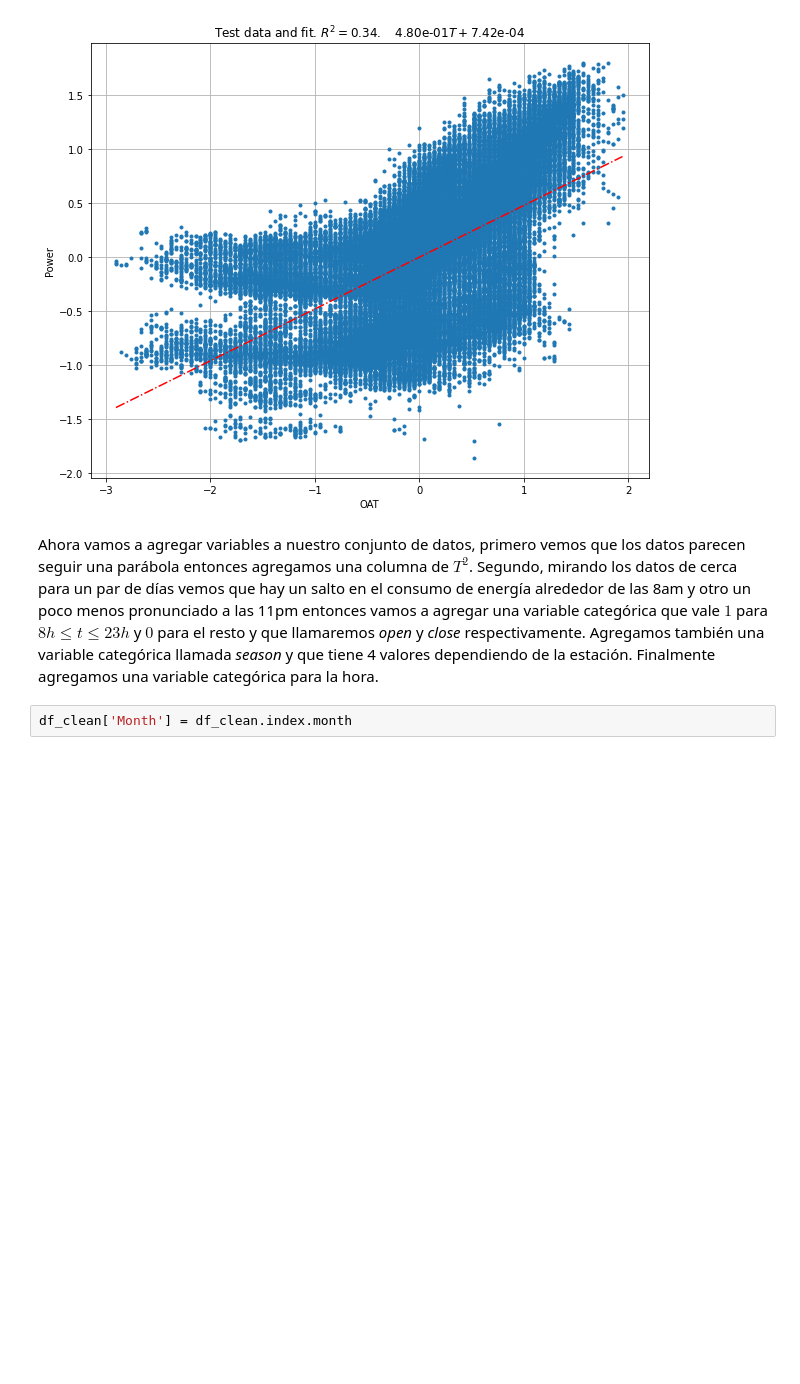
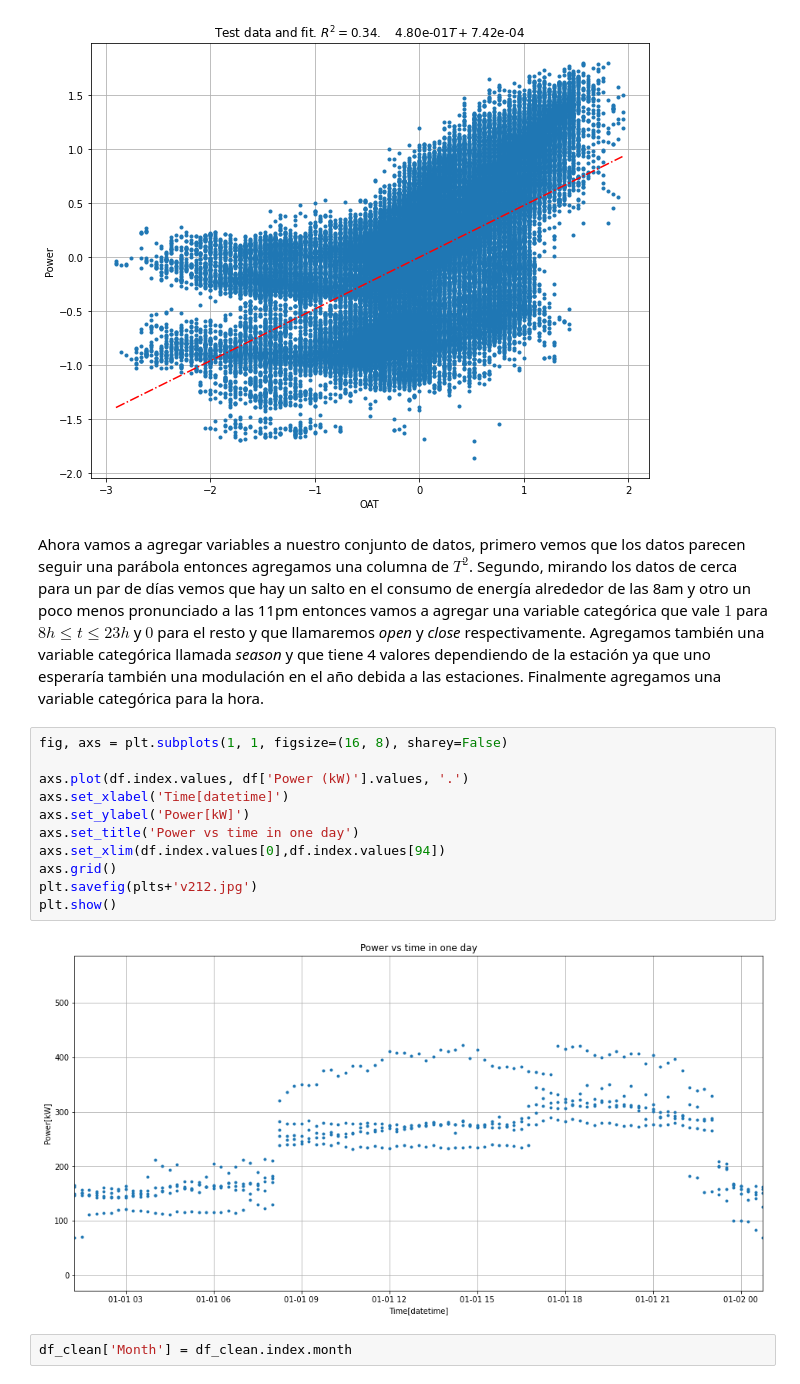
Before and after one commit to juliocr4/Statistical-learning, a Jupyter notebook: Tarea_1.ipynb, the cells around one changed output. Drawn from its saved outputs; the diff is of its cells as text; blank space fills up the shorter version.

```diff
--- a/Tarea_1.ipynb
+++ b/Tarea_1.ipynb
@@ -235,7 +236,20 @@ plt.show()
 # %% [output]
 [figure]
 # %% [markdown]
-Ahora vamos a agregar variables a nuestro conjunto de datos, primero vemos que los datos parecen seguir una parábola entonces agregamos una columna de $T^2$. Segundo, mirando los datos de cerca para un par de días vemos que hay un salto en el consumo de energía alrededor de las 8am y otro un poco menos pronunciado a las 11pm entonces vamos a agregar una variable categórica que vale $1$ para $8h \leq t \leq 23h$ y $0$ para el resto y que llamaremos *open* y *close* respectivamente. Agregamos también una variable categórica llamada *season* y que tiene 4 valores dependiendo de la estación. Finalmente agregamos una variable categórica para la hora.
+Ahora vamos a agregar variables a nuestro conjunto de datos, primero vemos que los datos parecen seguir una parábola entonces agregamos una columna de $T^2$. Segundo, mirando los datos de cerca para un par de días vemos que hay un salto en el consumo de energía alrededor de las 8am y otro un poco menos pronunciado a las 11pm entonces vamos a agregar una variable categórica que vale $1$ para $8h \leq t \leq 23h$ y $0$ para el resto y que llamaremos *open* y *close* respectivamente. Agregamos también una variable categórica llamada *season* y que tiene 4 valores dependiendo de la estación ya que uno esperaría también una modulación en el año debida a las estaciones. Finalmente agregamos una variable categórica para la hora.
+# %%
+fig, axs = plt.subplots(1, 1, figsize=(16, 8), sharey=False)
+
+axs.plot(df.index.values, df['Power (kW)'].values, '.')
+axs.set_xlabel('Time[datetime]')
+axs.set_ylabel('Power[kW]')
+axs.set_title('Power vs time in one day')
+axs.set_xlim(df.index.values[0],df.index.values[94])
+axs.grid()
+plt.savefig(plts+'v212.jpg')
+plt.show()
+# %% [output]
+[figure, added]
 # %%
 df_clean['Month'] = df_clean.index.month
 # %%
```
Also changed, not shown: parts of 1 cell of this notebook.
